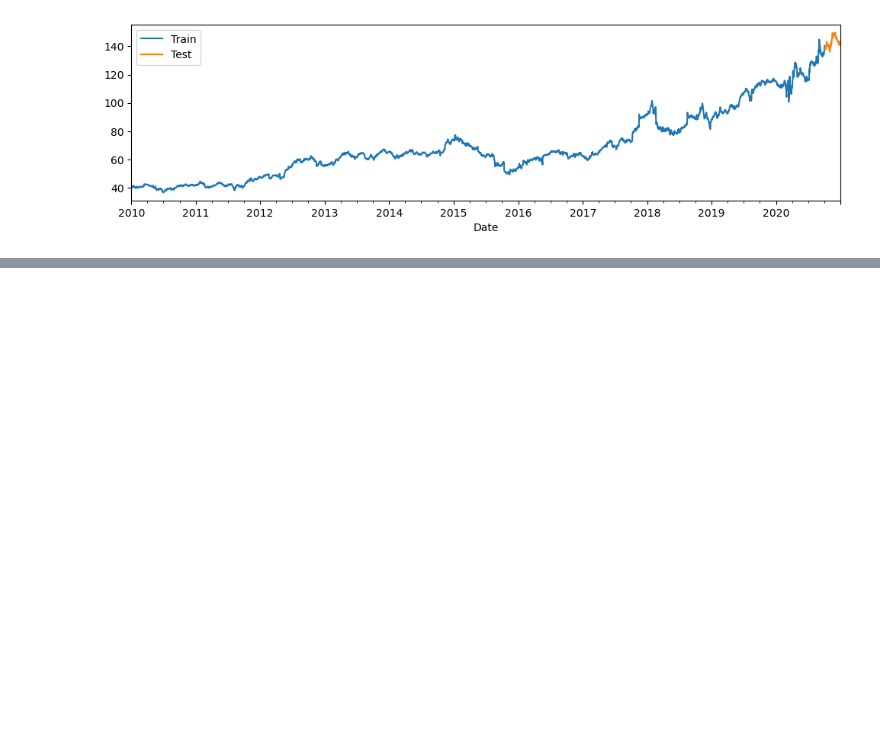
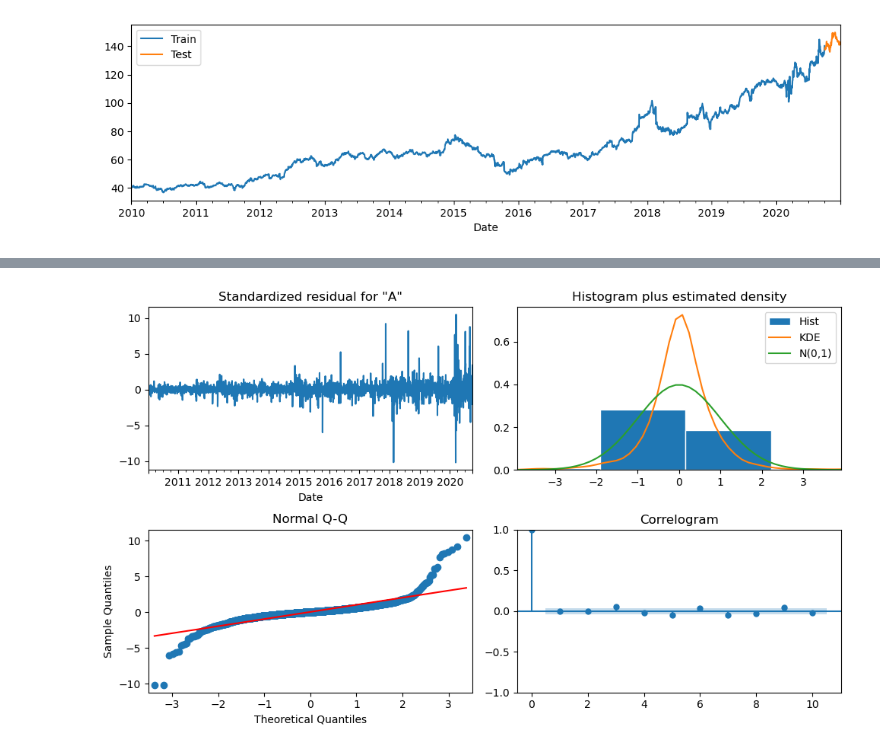
Before and after one commit to EhLeeOod/time-series, a Jupyter notebook: arima-core.ipynb, the cells around one changed output, grey strips where cells are left out. Drawn from its saved outputs; the diff is of its cells as text; code cells hidden in the pictures; blank space fills up the shorter version.

```diff
--- a/arima-core.ipynb
+++ b/arima-core.ipynb
@@ -372,0 +404,19 @@ Best pdq: (1, 1, 0)
+# %%
+# fit arima model
+
+# Build the new model
+p = 4  # AR component
+
+d = 1  # Number of differencing required to make stationary
+
+q =  4 # MA component
+
+# Define and fit the model
+arima_model = tsa.ARIMA(train, order=(p,d,q)).fit()
+# %%
+# Obtain diagnostic plots
+fig = arima_model.plot_diagnostics()
+fig.set_size_inches(10,6)
+fig.tight_layout()
+# %% [output]
+[figure, added]
```
Also changed, not shown: parts of 5 cells of this notebook.
